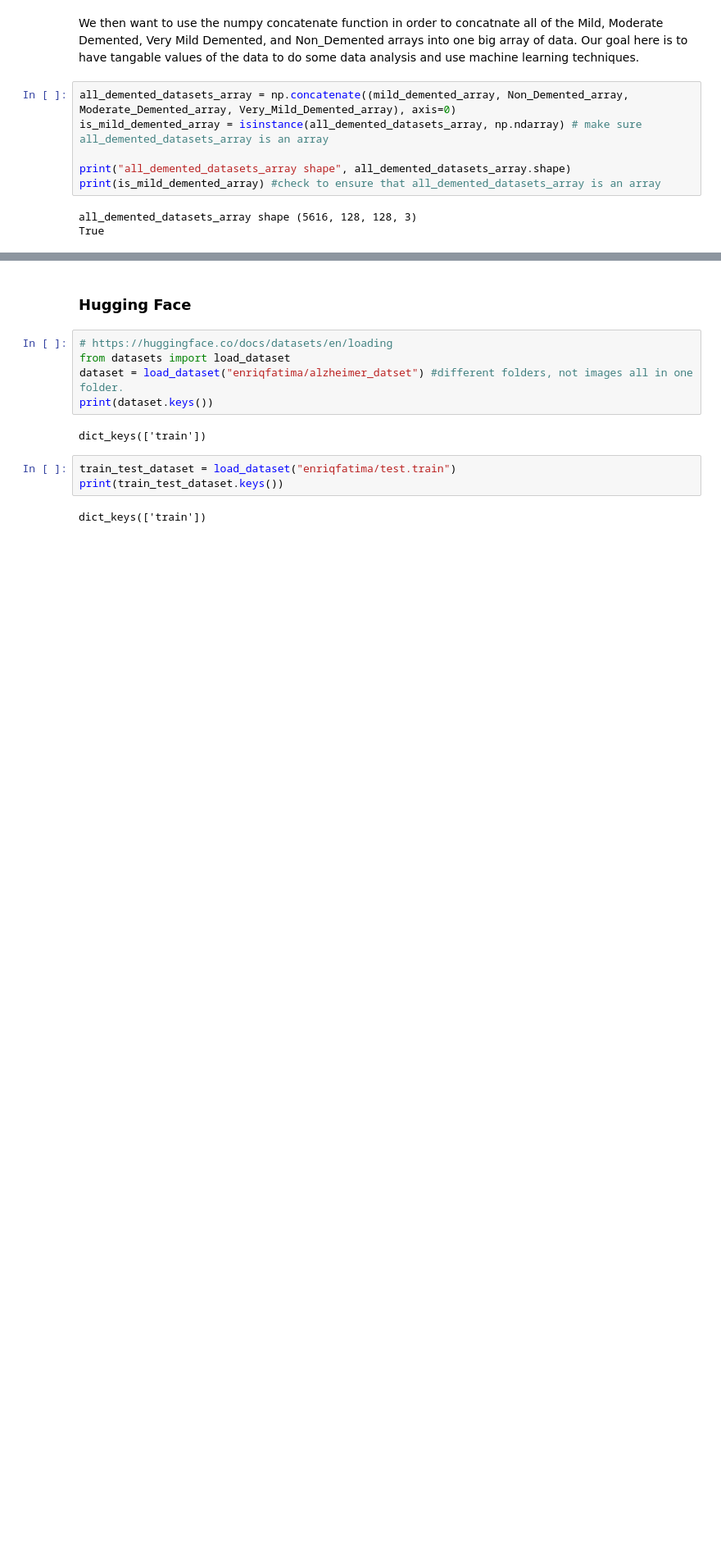
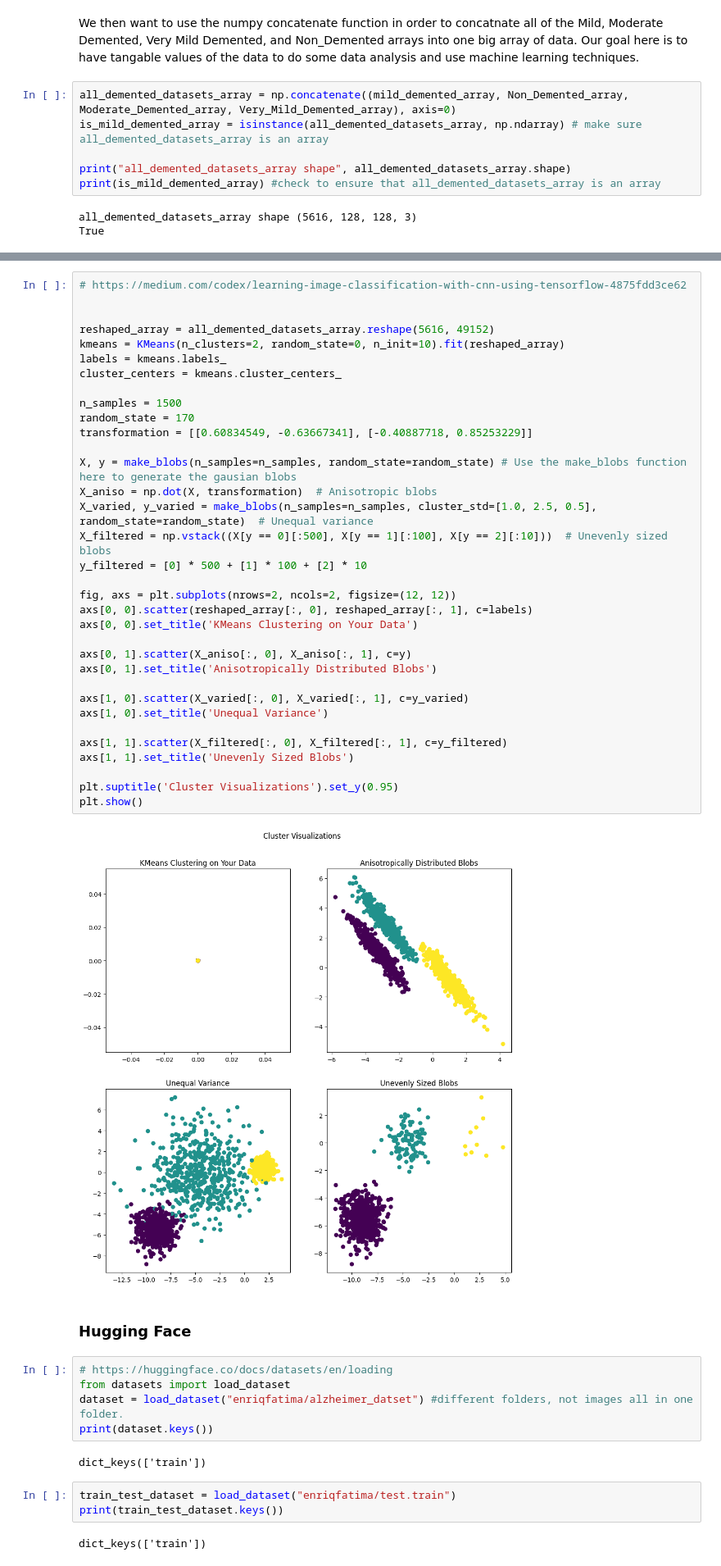
Before and after one commit to enriqfatima/COGS138_GROUP_13, a Jupyter notebook: COGS138_Final.ipynb, the cells around one changed output, grey strips where cells are left out. Shown at 82% size. Saved outputs shown, nothing was run; the diff lists cells and outputs as text; blank space fills up the shorter version.

```diff
--- a/COGS138_Final.ipynb
+++ b/COGS138_Final.ipynb
@@ -780,3 +849,39 @@ array([[0., 0., 0., ..., 0., 0., 0.],
+# %%
+# https://medium.com/codex/learning-image-classification-with-cnn-using-tensorflow-4875fdd3ce62
+
+
+reshaped_array = all_demented_datasets_array.reshape(5616, 49152)
+kmeans = KMeans(n_clusters=2, random_state=0, n_init=10).fit(reshaped_array)
+labels = kmeans.labels_
+cluster_centers = kmeans.cluster_centers_
+
+n_samples = 1500
+random_state = 170
+transformation = [[0.60834549, -0.63667341], [-0.40887718, 0.85253229]]
+
+X, y = make_blobs(n_samples=n_samples, random_state=random_state) # Use the make_blobs function here to generate the gausian blobs
+X_aniso = np.dot(X, transformation)  # Anisotropic blobs
+X_varied, y_varied = make_blobs(n_samples=n_samples, cluster_std=[1.0, 2.5, 0.5], random_state=random_state)  # Unequal variance
+X_filtered = np.vstack((X[y == 0][:500], X[y == 1][:100], X[y == 2][:10]))  # Unevenly sized blobs
+y_filtered = [0] * 500 + [1] * 100 + [2] * 10
+
+fig, axs = plt.subplots(nrows=2, ncols=2, figsize=(12, 12))
+axs[0, 0].scatter(reshaped_array[:, 0], reshaped_array[:, 1], c=labels)
+axs[0, 0].set_title('KMeans Clustering on Your Data')
+
+axs[0, 1].scatter(X_aniso[:, 0], X_aniso[:, 1], c=y)
+axs[0, 1].set_title('Anisotropically Distributed Blobs')
+
+axs[1, 0].scatter(X_varied[:, 0], X_varied[:, 1], c=y_varied)
+axs[1, 0].set_title('Unequal Variance')
+
+axs[1, 1].scatter(X_filtered[:, 0], X_filtered[:, 1], c=y_filtered)
+axs[1, 1].set_title('Unevenly Sized Blobs')
+
+plt.suptitle('Cluster Visualizations').set_y(0.95)
+plt.show()
+# %% [output]
+[figure, added]
 # %% [markdown]
 ### Hugging Face
 # %%
```
Also changed, not shown: parts of 8 cells of this notebook.
